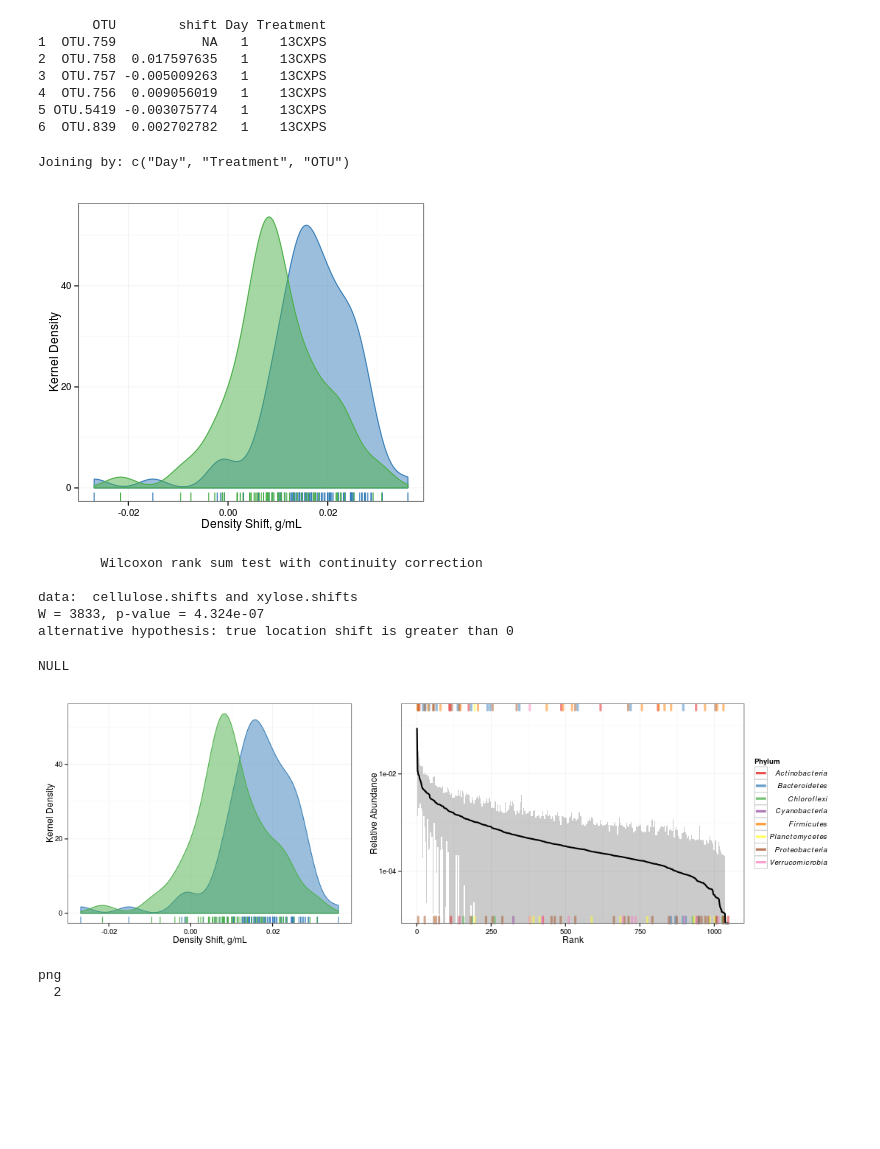
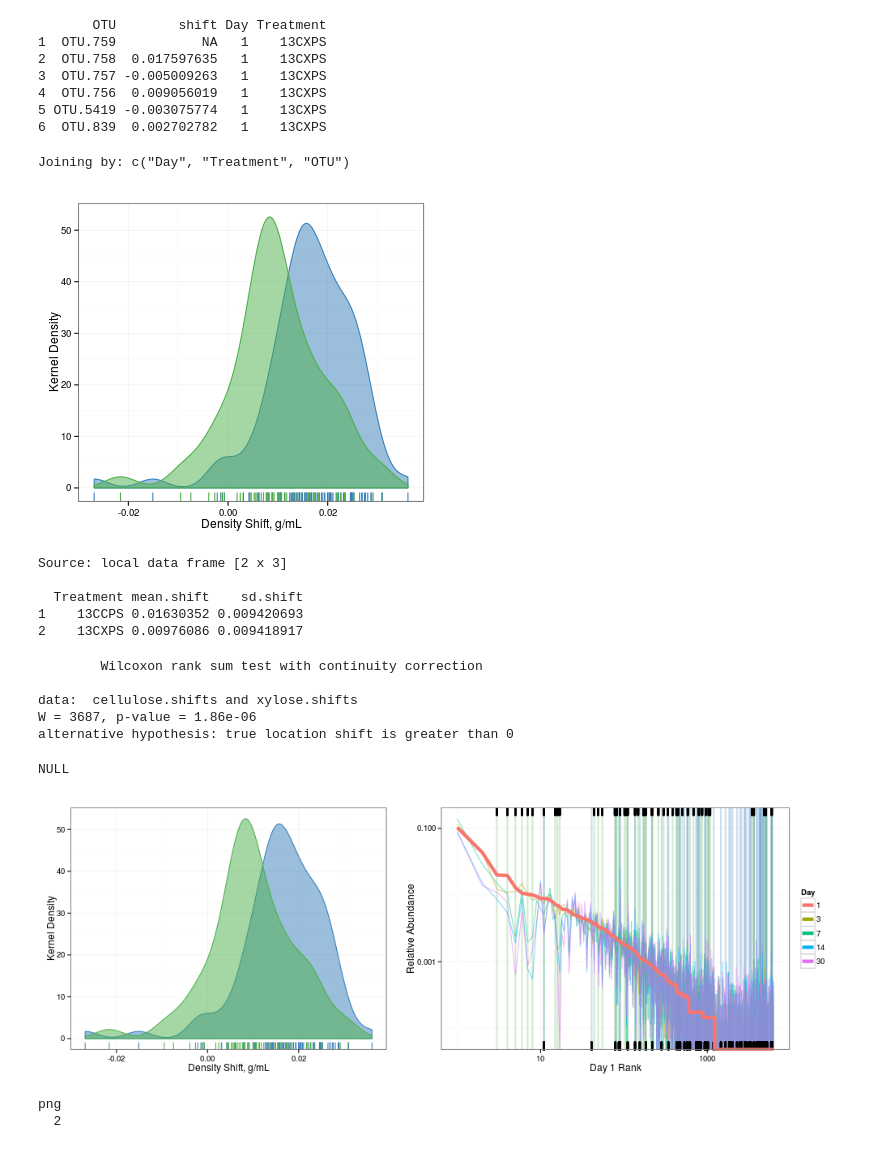
Before and after one commit to chuckpr/CSIP_succession_data_analysis, a Jupyter notebook: figures_and_stats/responder_info.ipynb, the cells around one changed output. Cells and saved outputs as stored; diff of their text form; code cells hidden in the pictures; blank space fills up the shorter version.

Commit message:
new shift and rabund fig

```diff
--- a/figures_and_stats/responder_info.ipynb
+++ b/figures_and_stats/responder_info.ipynb
@@ -100,0 +101,14 @@ head(df_all)
+# %%
+%%R
+FDR = 0.10
+
+df.l2fc.rspndr = df.l2fc %>%
+    group_by(OTU, Treatment) %>%
+    summarize(minP = min(padj)) %>%
+    filter(minP <= FDR)
+# %%
+%%R
+FDR = 0.10
+
+d.cell = left_join(df.l2fc.rspndr %>% filter(Treatment == "13CCPS"), mdf.byday.ranked)
+d.xyl = left_join(df.l2fc.rspndr %>% filter(Treatment == "13CXPS"), mdf.byday.ranked)
@@ -109,23 +153,19 @@ FDR = 0.10
 tax = data.frame(tax_table(physeq.bulk))
 tax$OTU = rownames(tax)
 
-df_all$p.adj = p.adjust(df_all$p, method = "BH")
-
-OTUs.wP = unique(df_all$OTU)
+OTUs.wP = unique(df.l2fc$OTU)
 
 RA.df.wP = subset(RA.df, OTU %in% OTUs.wP)
 
 RA.df.wP.sorted = RA.df.wP[order(-RA.df.wP$mean.abund, -RA.df.wP$max.abund),]
 RA.df.wP.sorted$Rank = 1:nrow(RA.df.wP.sorted)
 
-df_all.p.summarize = ddply(df_all, .(OTU, Treatment), summarize, p.adj.min = min(padj))
-df_all.p.summarize = left_join(df_all.p.summarize, RA.df.wP.sorted)
-df_all.p.summarize = left_join(df_all.p.summarize, tax)
+df.l2fc.p.summarize = ddply(df.l2fc, .(OTU, Treatment), summarize, p.adj.min = min(padj))
+df.l2fc.p.summarize = left_join(df_all.p.summarize, RA.df.wP.sorted)
+df.l2fc.p.summarize = left_join(df_all.p.summarize, tax)
 
 #d = RA.df.wP.sorted
-d = df_all.p.summarize
-d$jitter = 1 + runif(nrow(d), min = 0.25, max = 2.5)
-
+d = df.l2fc.p.summarize
 ds = subset(d, (p.adj.min <= FDR))
 p = as.character(levels(factor(ds$Rank2)))
 quote(paste("italic(", p, ")", sep=""))
@@ -145,13 +185,14 @@ p = p + geom_line(size = 1)
 p = p + scale_color_manual(values=getPalette(9), labels = t)
 
 p = p + scale_y_log10()
+
 p = p + labs(y = "Relative Abundance", color = "Phylum")
 
 p = p + theme_bw()
 
 p = p + guides(fill = guide_legend(label.hjust = 0))
 
-p.rabund = p
+p.rabund2 = p
 
 p
 # %% [output]
@@ -185,9 +226,9 @@ head(df.shifts)
 6  OTU.839  0.002702782   1    13CXPS
 # %%
 %%R -w 400 -h 350
-df_all.wShifts = left_join(df_all, df.shifts)
+df.l2fc.wShifts = left_join(df.l2fc, df.shifts)
 
-df.plot = subset(df_all.wShifts, p.adj <= FDR)
+df.plot = subset(df.l2fc.wShifts, padj <= FDR)
 
 colours = c("#377eb8", "#4daf4a")
 
@@ -208,27 +249,42 @@ p.shift = p
 p
 # %% [output]
 Joining by: c("Day", "Treatment", "OTU")
-[figure, old version]
+[figure, new version]
+# %%
+%%R
+FDR = 0.10
+
+df.l2fc.wShifts %>%
+    filter(padj <= FDR) %>%
+    group_by(Treatment) %>%
+    summarize(mean.shift = mean(shift, na.rm = TRUE),
+              sd.shift = sd(shift, na.rm = TRUE))
+# %% [output]
+Source: local data frame [2 x 3]
+
+  Treatment mean.shift    sd.shift
+1    13CCPS 0.01630352 0.009420693
+2    13CXPS 0.00976086 0.009418917
 # %%
 %%R
-cellulose.shifts = subset(df_all.wShifts, (Treatment == "13CCPS")&(p.adj <= FDR))$shift
-xylose.shifts = subset(df_all.wShifts, (Treatment == "13CXPS")&(p.adj <= FDR))$shift
+cellulose.shifts = subset(df.l2fc.wShifts, (Treatment == "13CCPS")&(padj <= FDR))$shift
+xylose.shifts = subset(df.l2fc.wShifts, (Treatment == "13CXPS")&(padj <= FDR))$shift
 
 wilcox.test(cellulose.shifts, xylose.shifts, alternative = "greater")
 # %% [output]
         Wilcoxon rank sum test with continuity correction
 
 data:  cellulose.shifts and xylose.shifts
-W = 3833, p-value = 4.324e-07
+W = 3687, p-value = 1.86e-06
 alternative hypothesis: true location shift is greater than 0
 # %%
-%%R -w 1100 -h 350
+%%R -w 1000 -h 350
 
-p.combined = grid.arrange(p.shift, p.rabund, widths = c(2, 3), ncol = 2)
+p.combined = grid.arrange(p.shift, p.rabund, widths = c(2, 2.5), ncol = 2)
 
 p.combined
 # %% [output]
 NULL
-[figure, old version]
+[figure, new version]
 # %%
 %%R
```
Also changed, not shown: parts of 17 cells of this notebook, 1 other file.
